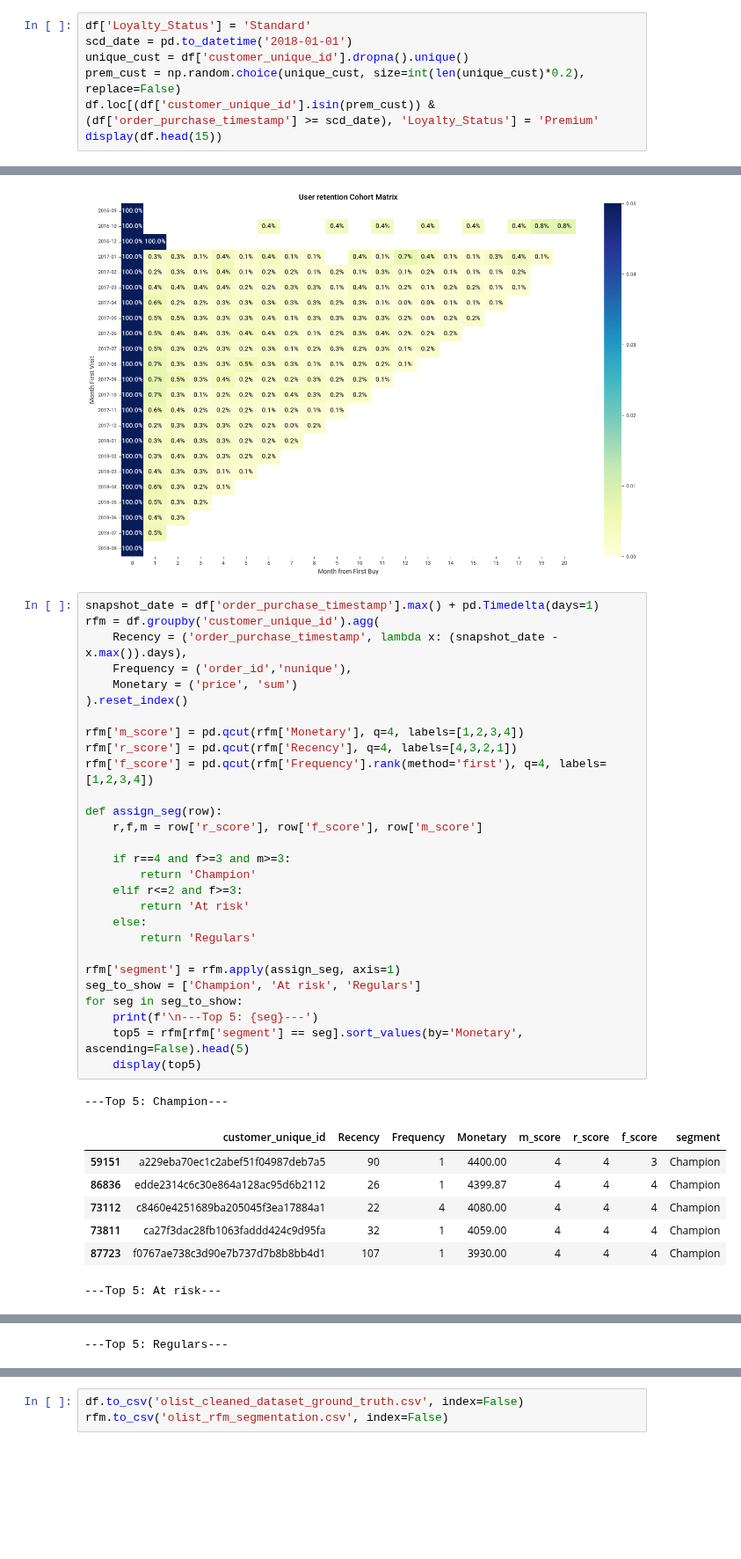
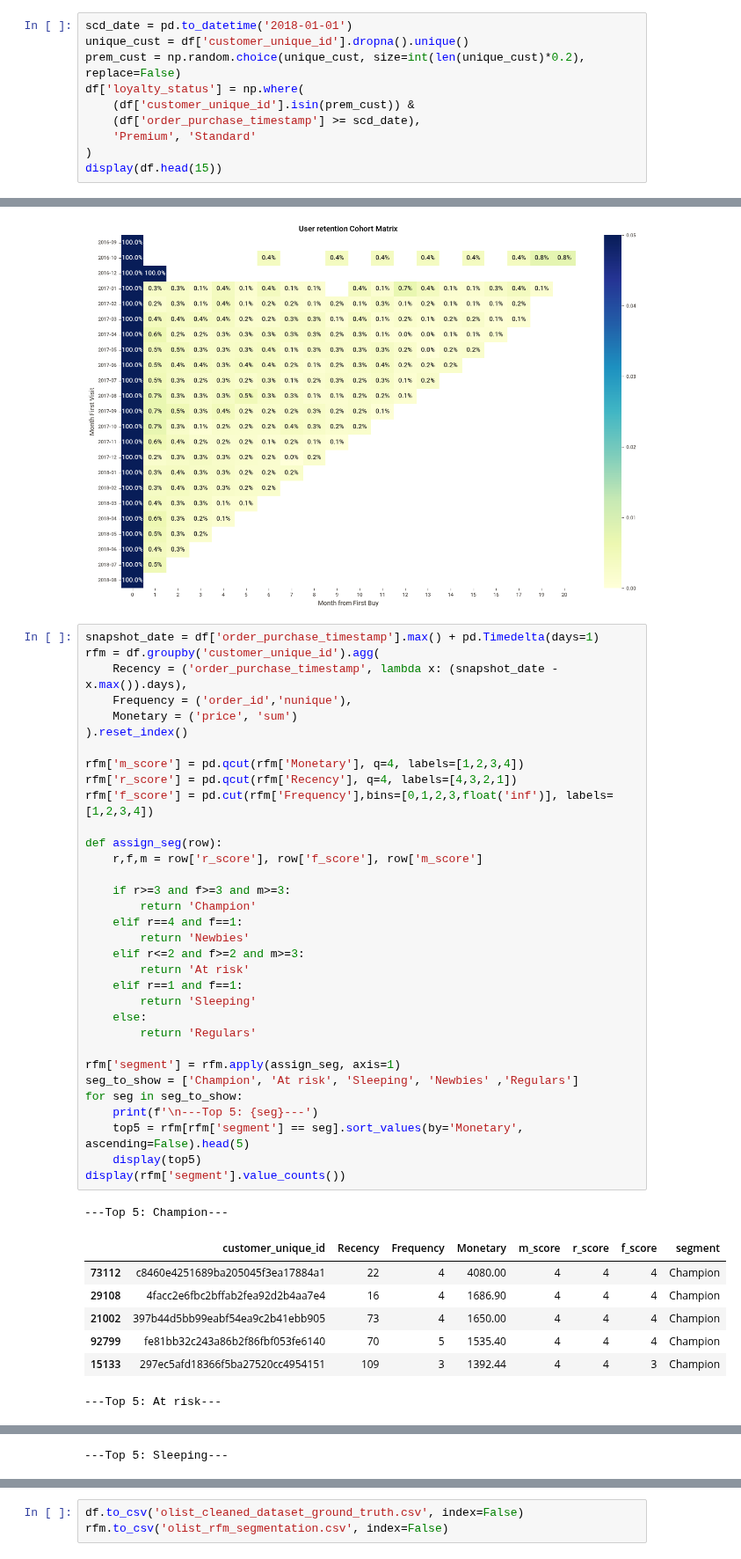
Before and after one commit to xChoina/InnowiseEnterpriseProjectSimulation, a Jupyter notebook: stage1/stage1.ipynb, the cells around one changed output, grey strips where cells are left out. Shown at 88% size. Cells and saved outputs as stored; diff of their text form; blank space fills up the shorter version.

```diff
--- a/stage1/stage1.ipynb
+++ b/stage1/stage1.ipynb
@@ -132,11 +129,14 @@ dtype: int64
 # %% [markdown]
 Loyalty program
 # %%
-df['Loyalty_Status'] = 'Standard'
 scd_date = pd.to_datetime('2018-01-01')
 unique_cust = df['customer_unique_id'].dropna().unique()
 prem_cust = np.random.choice(unique_cust, size=int(len(unique_cust)*0.2), replace=False)
-df.loc[(df['customer_unique_id'].isin(prem_cust)) & (df['order_purchase_timestamp'] >= scd_date), 'Loyalty_Status'] = 'Premium'
+df['loyalty_status'] = np.where(
+    (df['customer_unique_id'].isin(prem_cust)) &
+    (df['order_purchase_timestamp'] >= scd_date),
+    'Premium', 'Standard'
+)
 display(df.head(15))
 # %% [output]
 |  | order_id | product_id | price | freight_value | customer_id | order_status | order_purchase_timestamp | ... |
@@ -600,38 +656,43 @@ plt.show()
 # %%
 snapshot_date = df['order_purchase_timestamp'].max() + pd.Timedelta(days=1)
 rfm = df.groupby('customer_unique_id').agg(
     Recency = ('order_purchase_timestamp', lambda x: (snapshot_date - x.max()).days),
     Frequency = ('order_id','nunique'),
     Monetary = ('price', 'sum')
 ).reset_index()
 
 rfm['m_score'] = pd.qcut(rfm['Monetary'], q=4, labels=[1,2,3,4])
 rfm['r_score'] = pd.qcut(rfm['Recency'], q=4, labels=[4,3,2,1])
-rfm['f_score'] = pd.qcut(rfm['Frequency'].rank(method='first'), q=4, labels=[1,2,3,4])
+rfm['f_score'] = pd.cut(rfm['Frequency'],bins=[0,1,2,3,float('inf')], labels=[1,2,3,4])
 
 def assign_seg(row):
     r,f,m = row['r_score'], row['f_score'], row['m_score']
 
-    if r==4 and f>=3 and m>=3:
+    if r>=3 and f>=3 and m>=3:
         return 'Champion'
-    elif r<=2 and f>=3:
+    elif r==4 and f==1:
+        return 'Newbies'
+    elif r<=2 and f>=2 and m>=3:
         return 'At risk'
+    elif r==1 and f==1:
+        return 'Sleeping'
     else:
         return 'Regulars'
 
 rfm['segment'] = rfm.apply(assign_seg, axis=1)
-seg_to_show = ['Champion', 'At risk', 'Regulars']
+seg_to_show = ['Champion', 'At risk', 'Sleeping', 'Newbies' ,'Regulars']
 for seg in seg_to_show:
     print(f'\n---Top 5: {seg}---')
     top5 = rfm[rfm['segment'] == seg].sort_values(by='Monetary', ascending=False).head(5)
     display(top5)
+display(rfm['segment'].value_counts())
 # %% [output]
 ---Top 5: Champion---
 |  | customer_unique_id | Recency | Frequency | Monetary | m_score | r_score | f_score | segment |
-| 59151 | a229eba70ec1c2abef51f04987deb7a5 | 90 | 1 | 4400.00 | 4 | 4 | 3 | Champion |
-| 86836 | edde2314c6c30e864a128ac95d6b2112 | 26 | 1 | 4399.87 | 4 | 4 | 4 | Champion |
 | 73112 | c8460e4251689ba205045f3ea17884a1 | 22 | 4 | 4080.00 | 4 | 4 | 4 | Champion |
-| 73811 | ca27f3dac28fb1063faddd424c9d95fa | 32 | 1 | 4059.00 | 4 | 4 | 4 | Champion |
-| 87723 | f0767ae738c3d90e7b737d7b8b8bb4d1 | 107 | 1 | 3930.00 | 4 | 4 | 4 | Champion |
+| 29108 | 4facc2e6fbc2bffab2fea92d2b4aa7e4 | 16 | 4 | 1686.90 | 4 | 4 | 4 | Champion |
+| 21002 | 397b44d5bb99eabf54ea9c2b41ebb905 | 73 | 4 | 1650.00 | 4 | 4 | 4 | Champion |
+| 92799 | fe81bb32c243a86b2f86fbf053fe6140 | 70 | 5 | 1535.40 | 4 | 4 | 4 | Champion |
+| 15133 | 297ec5afd18366f5ba27520cc4954151 | 109 | 3 | 1392.44 | 4 | 4 | 3 | Champion |
 ---Top 5: At risk---
 |  | customer_unique_id | Recency | Frequency | Monetary | m_score | r_score | f_score | segment |
@@ -643,2 +704,2 @@ for seg in seg_to_show:
----Top 5: Regulars---
+---Top 5: Sleeping---
 |  | customer_unique_id | Recency | Frequency | Monetary | m_score | r_score | f_score | segment |
```
Also changed, not shown: parts of 13 cells of this notebook.
